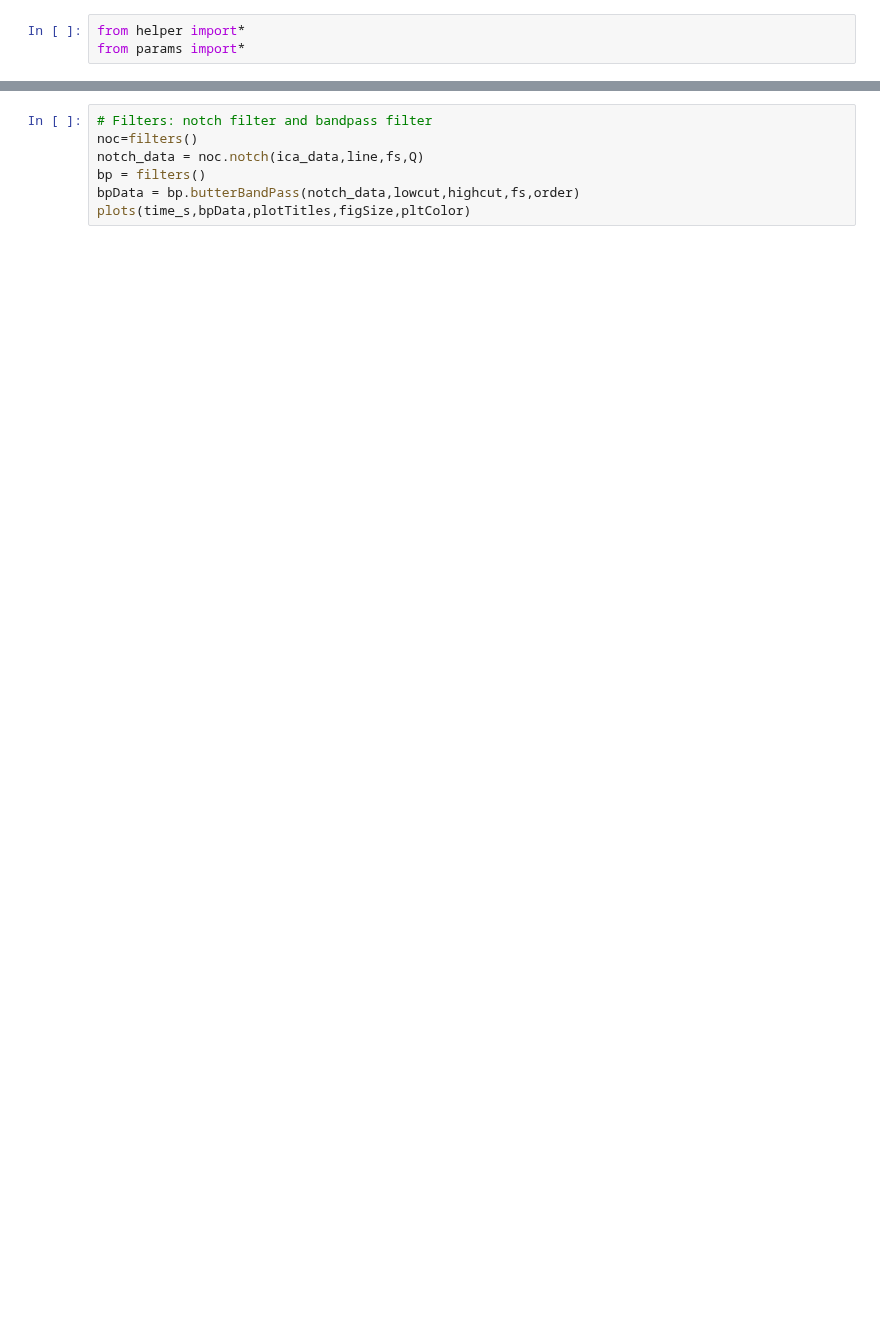
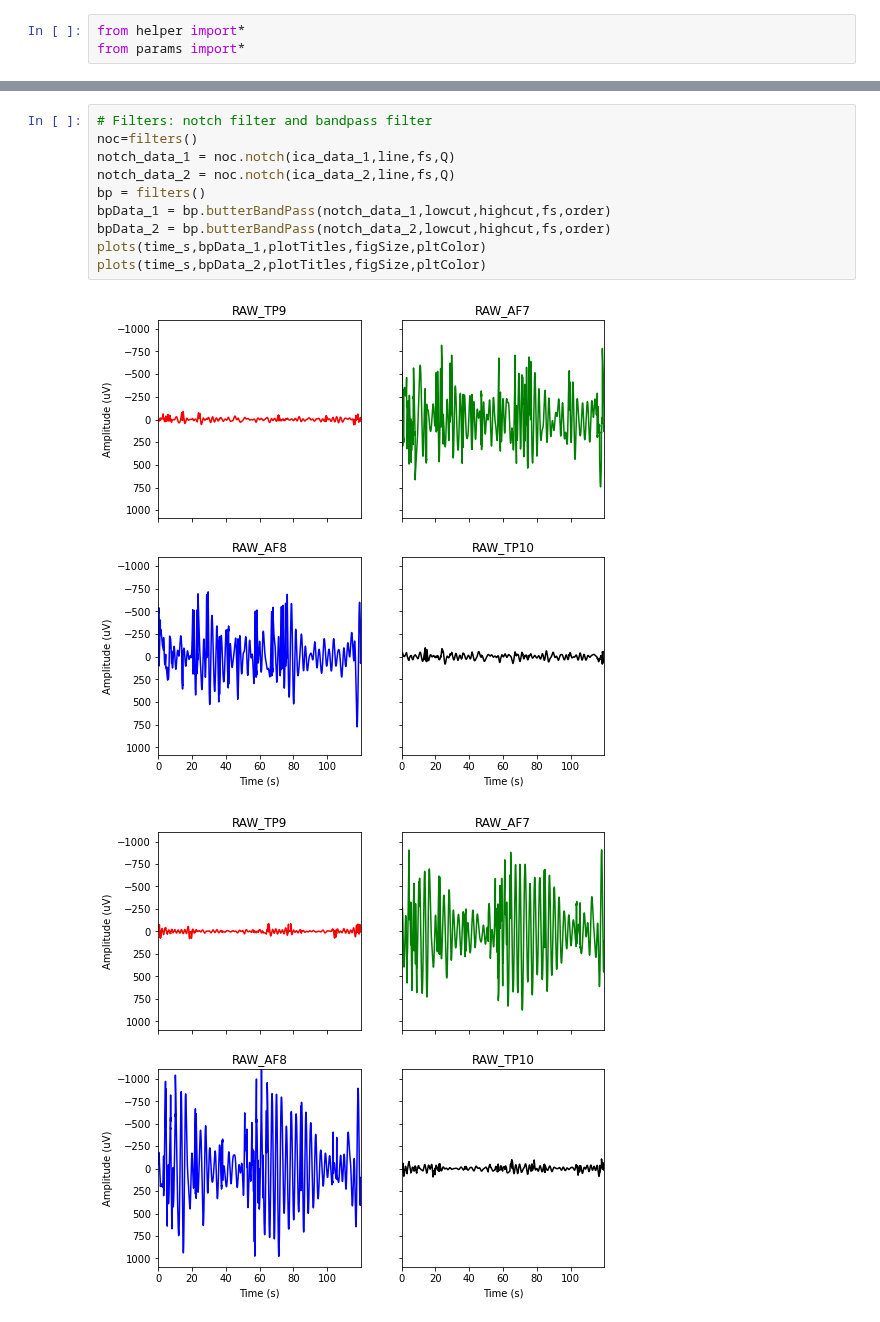
Before and after one commit to iggy96/eegMusicTherapy, a Jupyter notebook: singleRunAnalysis.ipynb, the cells around one changed output, grey strips where cells are left out. Saved outputs shown, nothing was run; the diff lists cells and outputs as text; blank space fills up the shorter version.

```diff
--- a/singleRunAnalysis.ipynb
+++ b/singleRunAnalysis.ipynb
@@ -17,7 +32,13 @@ plots(time_s,ica_data,plotTitles,figSize,pltColor)
 # %%
 # Filters: notch filter and bandpass filter
 noc=filters()
-notch_data = noc.notch(ica_data,line,fs,Q)
+notch_data_1 = noc.notch(ica_data_1,line,fs,Q)
+notch_data_2 = noc.notch(ica_data_2,line,fs,Q)
 bp = filters()
-bpData = bp.butterBandPass(notch_data,lowcut,highcut,fs,order)
-plots(time_s,bpData,plotTitles,figSize,pltColor)
+bpData_1 = bp.butterBandPass(notch_data_1,lowcut,highcut,fs,order)
+bpData_2 = bp.butterBandPass(notch_data_2,lowcut,highcut,fs,order)
+plots(time_s,bpData_1,plotTitles,figSize,pltColor)
+plots(time_s,bpData_2,plotTitles,figSize,pltColor)
+# %% [output]
+[figure, added]
+[figure, added]
```
Also changed, not shown: parts of 5 cells of this notebook.
